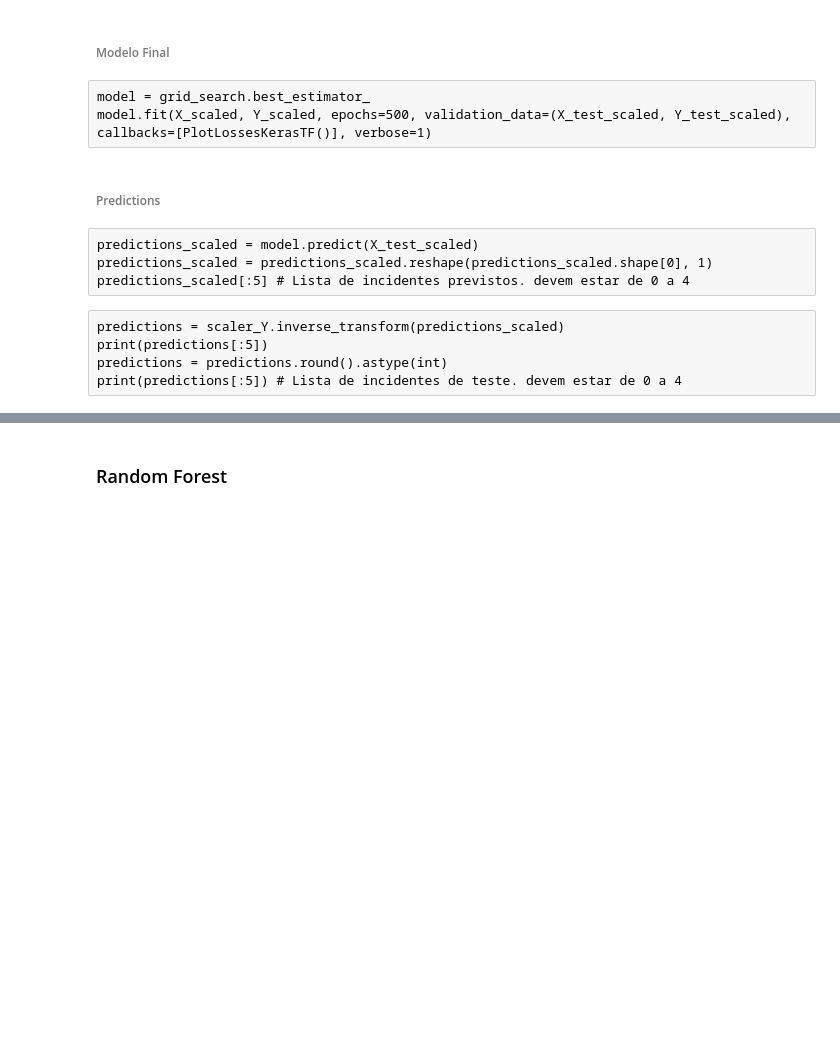
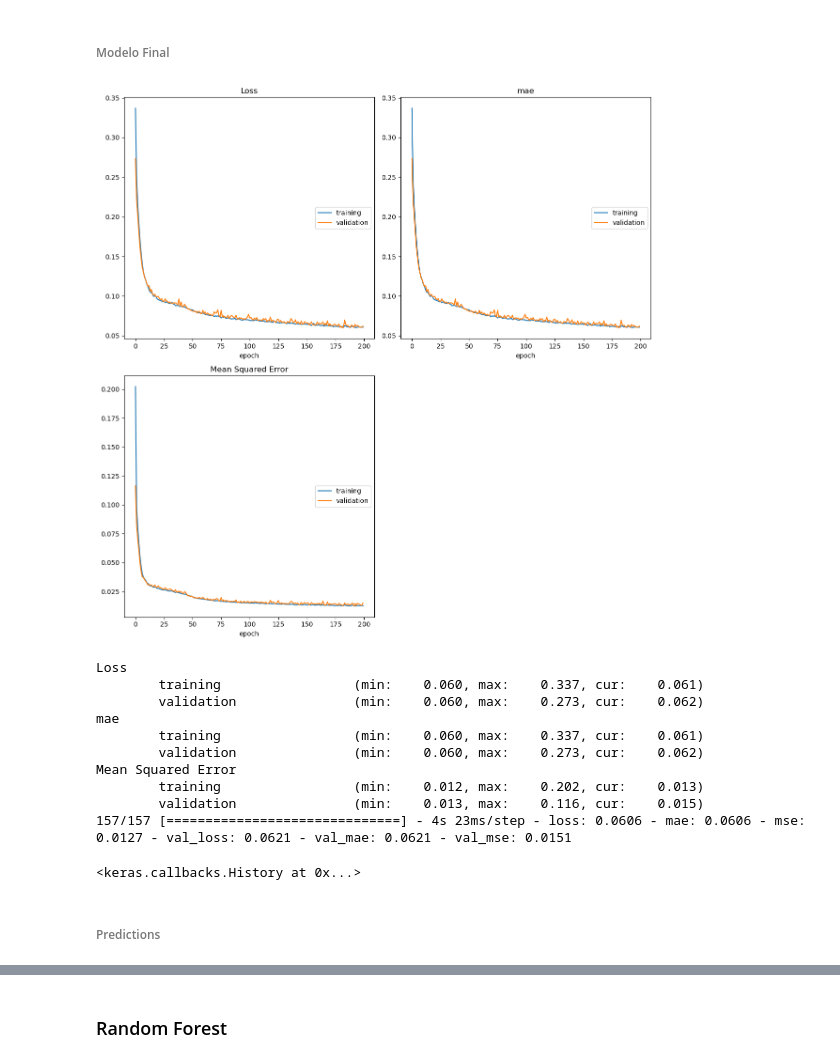
Before and after one commit to vascoliveira2511/DAA, a Jupyter notebook: competicao/incidentPrediction.ipynb, the cells around one changed output, grey strips where cells are left out. Saved outputs shown, nothing was run; the diff lists cells and outputs as text; code cells hidden in the pictures; blank space fills up the shorter version.

```diff
--- a/competicao/incidentPrediction.ipynb
+++ b/competicao/incidentPrediction.ipynb
@@ -334,7 +346,7 @@ X_train, X_test, Y_train, Y_test = train_test_split(X_train, Y_train, test_size=
 param_grid = {'C': [0.1, 1, 10, 100, 1000], 'max_iter': [10000, 100000, 1000000]}
 
 logreg=LogisticRegression()
-grid = GridSearchCV(estimator = logreg, param_grid = param_grid, cv = 3, n_jobs = -1, verbose = 3)
+grid = GridSearchCV(estimator = logreg, param_grid = param_grid, cv = 3, verbose = 1)
 grid.fit(X_train, Y_train)
 print(grid.best_params_)
 print(grid.best_score_)
@@ -413,6 +422,3 @@ print(grid.best_params_)
 print(grid.best_estimator_)
 # %% [markdown]
 ##### Modelo Final
-# %%
-model = SVC(C = 1000, gamma = 0.001)
-model.fit(X_train, Y_train.values.ravel())
@@ -450,0 +445,14 @@ model.summary()
+# %%
+def build_model(activation='relu', learning_rate=0.01):
+	model = Sequential()
+	model.add(Dense(12, input_dim=12, activation=activation))
+	model.add(Dense(8, activation=activation))
+	model.add(Dense(4, activation=activation))
+	model.add(Dense(1, activation='relu'))
+
+	model.compile(loss='mae', optimizer=tf.optimizers.Adam(learning_rate), metrics=['mae','mse'])
+
+	return model
+
+model = build_model()
+model.summary()
@@ -472,0 +479,20 @@ for mean, stdev, param in zip(means, stds, params):
+# %%
+TUNING_DICT = {
+	'activation':		['relu', 'sigmoid', 'tanh', 'linear'],
+	'learning_rate':	[0.001, 0.0001]
+}
+
+kf = KFold(n_splits=5, shuffle=True, random_state=2022)
+
+grid_model = KerasRegressor(build_fn=build_model, epochs=20, batch_size=32)
+grid_search = GridSearchCV(estimator=grid_model, param_grid=TUNING_DICT, cv=kf, scoring='neg_mean_absolute_error', refit='True')
+grid_search.fit(X_scaled, Y_scaled, validation_split=0.2)
+
+print("Best: %f using %s" % (grid_search.best_score_, grid_search.best_params_))
+
+means = grid_search.cv_results_['mean_test_score']
+stds = grid_search.cv_results_['std_test_score']
+params = grid_search.cv_results_['params']
+
+for mean, stdev, param in zip(means, stds, params):
+	print("%f (%f) with: %r" % (mean, stdev, param))
@@ -473,16 +517,20 @@ for mean, stdev, param in zip(means, stds, params):
 # %% [markdown]
 ###### Modelo Final
-# %% [raw]
-model = grid_search.best_estimator_
-model.fit(X_scaled, Y_scaled, epochs=500, validation_data=(X_test_scaled, Y_test_scaled), callbacks=[PlotLossesKerasTF()], verbose=1)
+# %%
+model = grid_search.best_estimator_
+model.fit(X_scaled, Y_scaled, epochs=200, validation_data=(X_test_scaled, Y_test_scaled), callbacks=[PlotLossesKerasTF()], verbose=1)
+# %% [output]
+[figure, added]
+Loss
+        training                 (min:    0.060, max:    0.337, cur:    0.061)
+        validation               (min:    0.060, max:    0.273, cur:    0.062)
+mae
+        training                 (min:    0.060, max:    0.337, cur:    0.061)
+        validation               (min:    0.060, max:    0.273, cur:    0.062)
+Mean Squared Error
+        training                 (min:    0.012, max:    0.202, cur:    0.013)
+        validation               (min:    0.013, max:    0.116, cur:    0.015)
+157/157 [==============================] - 4s 23ms/step - loss: 0.0606 - mae: 0.0606 - mse: 0.0127 - val_loss: 0.0621 - val_mae: 0.0621 - val_mse: 0.0151
+<keras.callbacks.History at 0x...>
 # %% [markdown]
 ###### Predictions
-# %% [raw]
-predictions_scaled = model.predict(X_test_scaled)
-predictions_scaled = predictions_scaled.reshape(predictions_scaled.shape[0], 1)
-predictions_scaled[:5] # Lista de incidentes previstos. devem estar de 0 a 4
-# %% [raw]
-predictions = scaler_Y.inverse_transform(predictions_scaled)
-print(predictions[:5])
-predictions = predictions.round().astype(int)
-print(predictions[:5]) # Lista de incidentes de teste. devem estar de 0 a 4
```
Also changed, not shown: parts of 40 cells of this notebook.
